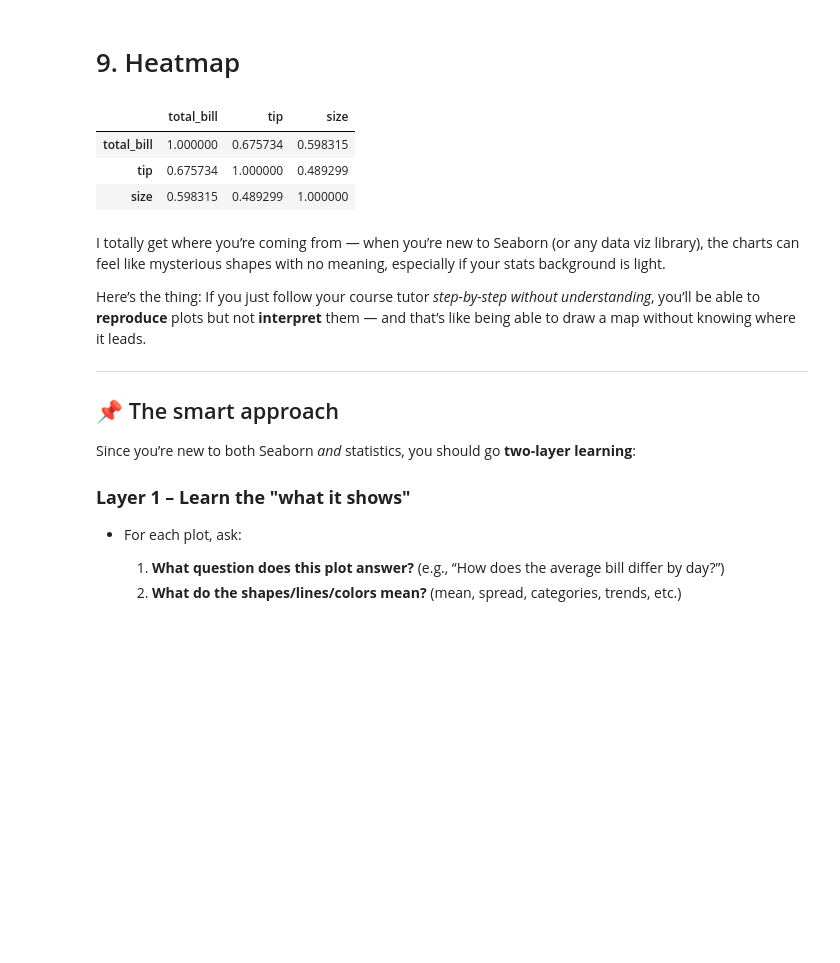
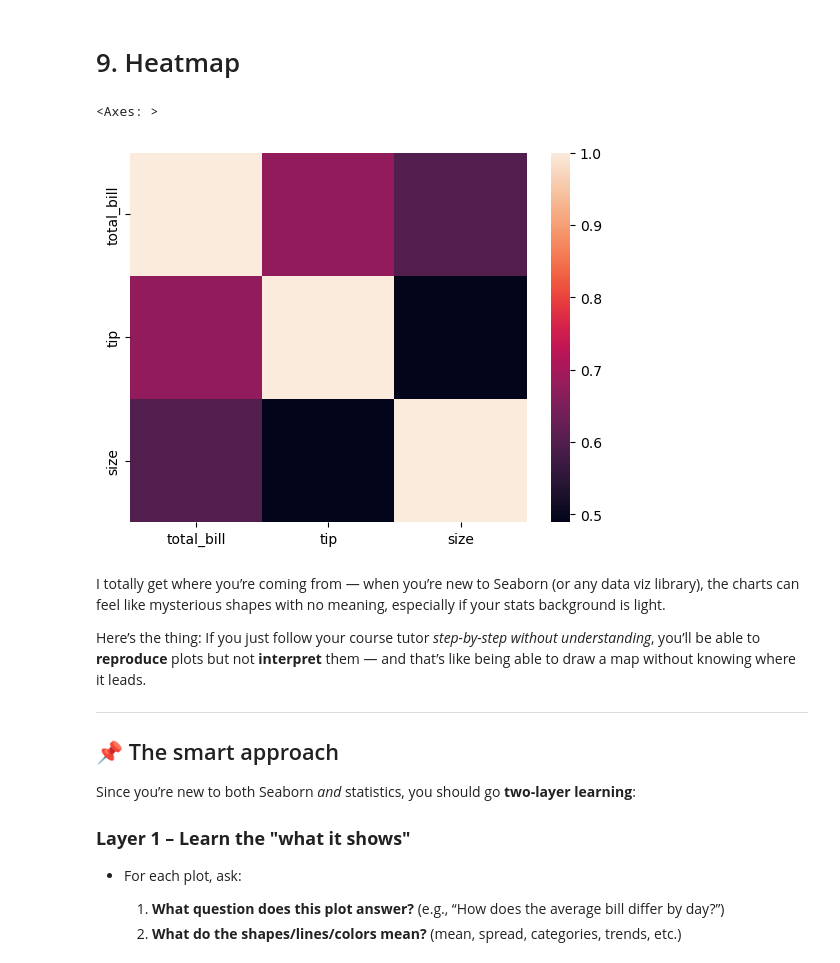
Before and after one commit to sksamad3/Data_Analyst, a Jupyter notebook: My_Codes/Section_4_Data_Analysis_libraries/4_4_Seaborn/4_39_Seaborn.ipynb, the cells around one changed output. Drawn from its saved outputs; the diff is of its cells as text; code cells hidden in the pictures; blank space fills up the shorter version.

```diff
--- a/My_Codes/Section_4_Data_Analysis_libraries/4_4_Seaborn/4_39_Seaborn.ipynb
+++ b/My_Codes/Section_4_Data_Analysis_libraries/4_4_Seaborn/4_39_Seaborn.ipynb
@@ -91,11 +193,10 @@ sns.pairplot(tips)
 # %%
 corr = tips[['total_bill','tip','size']].corr()
 corr
+sns.heatmap(corr)
 # %% [output]
-|  | total_bill | tip | size |
-| total_bill | 1.000000 | 0.675734 | 0.598315 |
-| tip | 0.675734 | 1.000000 | 0.489299 |
-| size | 0.598315 | 0.489299 | 1.000000 |
+<Axes: >
+[figure, added]
 # %% [markdown]
 I totally get where you’re coming from — when you’re new to Seaborn (or any data viz library), the charts can feel like mysterious shapes with no meaning, especially if your stats background is light.
 
```
Also changed, not shown: parts of 9 cells of this notebook.
